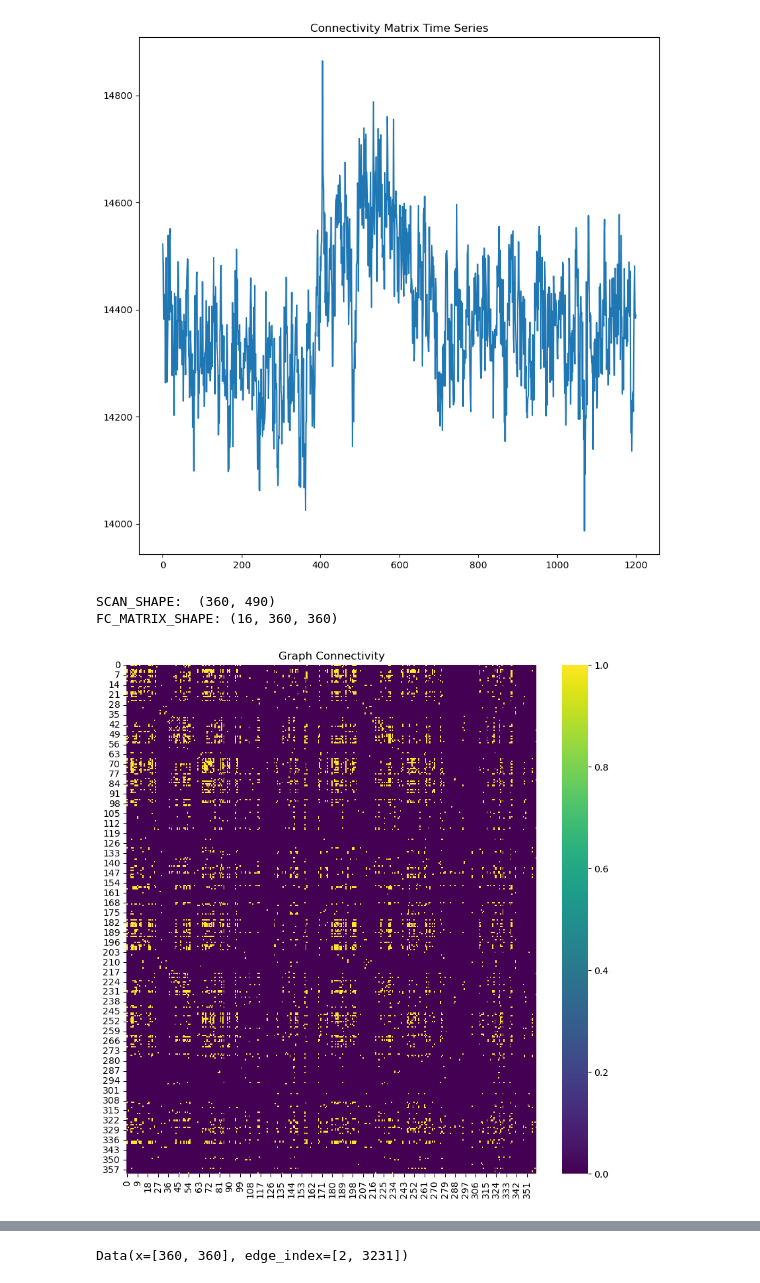
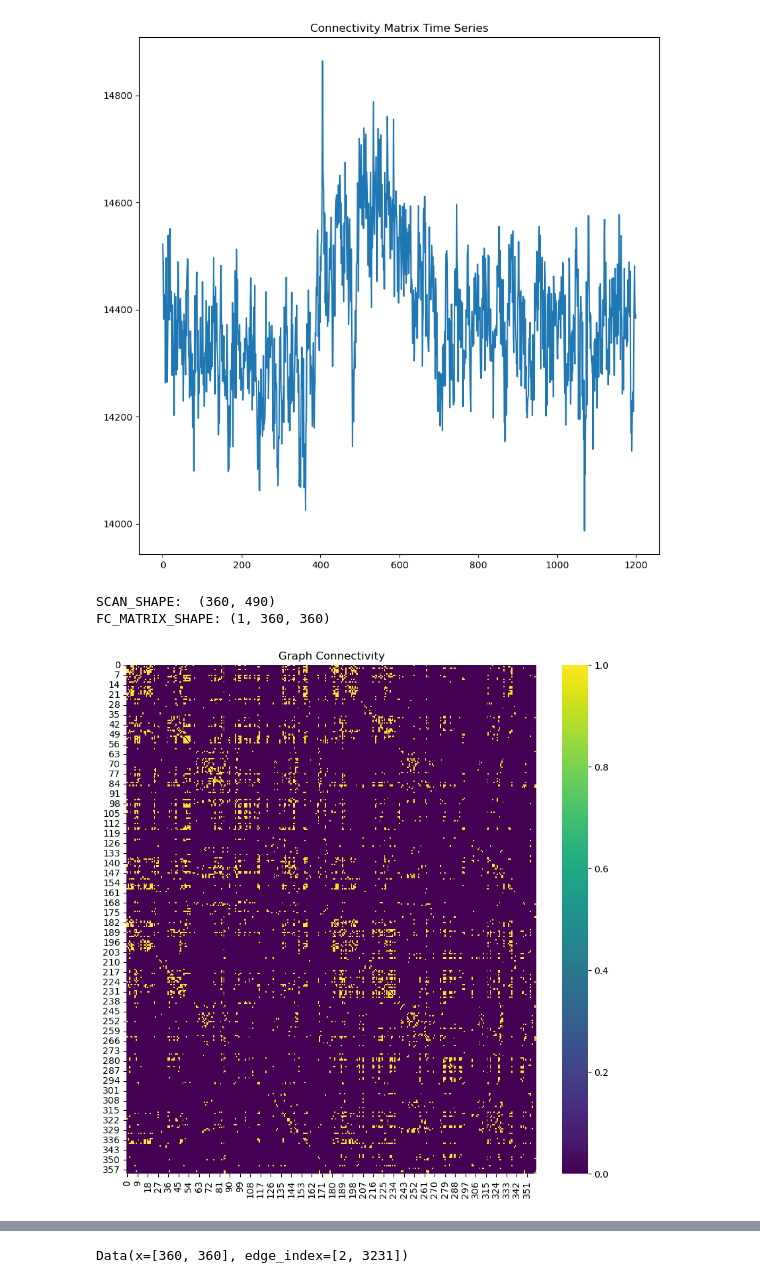
Before and after one commit to mattciff5/graphs-nn, a Jupyter notebook: notebooks/trials/starting.ipynb, the cells around one changed output, grey strips where cells are left out. Cells and saved outputs as stored; diff of their text form; code cells hidden in the pictures.

Commit message:
visualization task

```diff
--- a/notebooks/starting.ipynb
+++ b/notebooks/trials/starting.ipynb
@@ -66,34 +66,34 @@ def create_fc_matrices(scan, window_size=30, step_size=30):
 
     for start in range(0, n_timepoints - window_size + 1, step_size):
         window = scan[:, start:start + window_size]
         correlation_matrix = np.corrcoef(window)
         fc_matrices.append(correlation_matrix)
 
     return fc_matrices
 
 # Example of processing one scan
-fc_matrices = create_fc_matrices(scan)
+fc_matrices = create_fc_matrices(scan, 490, 1)
 print('FC_MATRIX_SHAPE:', np.array(fc_matrices).shape)
 
 def threshold_fc_matrix(fc_matrix, percentile=5):
     """
     Threshold the FC matrix to keep only the top percentile connections.
     """
     threshold = np.percentile(fc_matrix[np.tril_indices_from(fc_matrix, k=-1)], 100 - percentile)
     graph = (fc_matrix > threshold).astype(int)
     np.fill_diagonal(graph, 0)  # remove self-edges
     return graph
 
 # Example of thresholding one FC matrix
 graphs = [threshold_fc_matrix(fc) for fc in fc_matrices]     # --> ho 16 grafi, per ogni time_window (30)
 
 # Heatmap of one graph of 16
 plt.figure(figsize=(10, 10))
 sns.heatmap(graphs[0], cmap='viridis')
 plt.title('Graph Connectivity')
 plt.show()
 # %% [output]
 SCAN_SHAPE:  (360, 490)
-FC_MATRIX_SHAPE: (16, 360, 360)
+FC_MATRIX_SHAPE: (1, 360, 360)
-[figure, old version]
+[figure, new version]
 # %%
```
Also changed, not shown: parts of 4 cells of this notebook, 1 other file.
